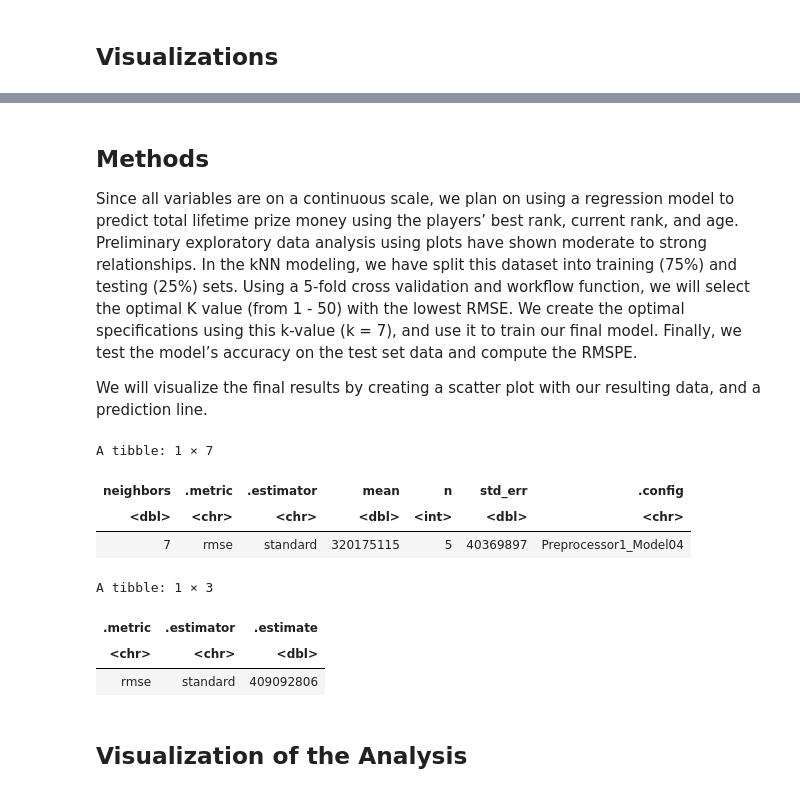
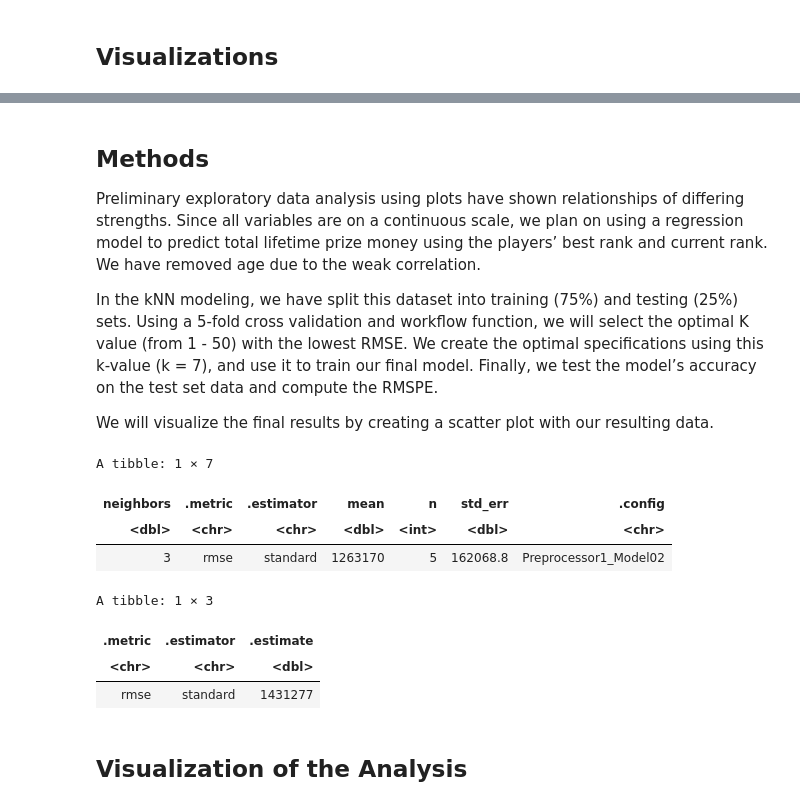
Before and after one commit to HarmanSandhu179/DSCI-100-Group-Project, a Jupyter notebook: group_project_report.ipynb, the cells around one changed output, grey strips where cells are left out. Saved outputs shown, nothing was run; the diff lists cells and outputs as text; code cells hidden in the pictures.

```diff
--- a/group_project_report.ipynb
+++ b/group_project_report.ipynb
@@ -147,7 +187,10 @@ write_csv(player_stats_tidy, "player_stats_tidy.csv")
 # %%
 set.seed(2000) ### DO NOT CHANGE
 
-# Data split into training and testing
+player_stats_tidy <- player_stats_tidy |>
+    filter(Prize_Money < 100000000)
+
+# Data split into training and testing again with new tidy data.
 
 player_stats_split <- initial_split(player_stats_tidy, prop = 0.75, strata = Prize_Money)
 player_stats_training <- training(player_stats_split)
@@ -291,10 +319,12 @@ Based off the above information we have come to the conclusion that we will be s
 # %% [markdown]
 ## Methods
 
-Since all variables are on a continuous scale, we plan on using a regression model to predict total lifetime prize money using the players’ best rank, current rank, and age. Preliminary exploratory data analysis using plots have shown moderate to strong relationships.
+Preliminary exploratory data analysis using plots have shown relationships of differing strengths. Since all variables are on a continuous scale, we plan on using a regression model to predict total lifetime prize money using the players’ best rank and current rank. We have removed age due to the weak correlation.
+<br>
+
 In the kNN modeling, we have split this dataset into training (75%) and testing (25%) sets. Using a 5-fold cross validation and workflow function, we will select the optimal K value (from 1 - 50) with the lowest RMSE. We create the optimal specifications using this k-value (k = 7),  and use it to train our final model. Finally, we test the model’s accuracy on the test set data and compute the RMSPE.
 
-We will visualize the final results by creating a scatter plot with our resulting data, and a prediction line.
+We will visualize the final results by creating a scatter plot with our resulting data.
 # %%
 set.seed(1235) # DO NOT CHANGE
 
@@ -302,7 +332,7 @@ spec <- nearest_neighbor(weight_func = "rectangular", neighbors = tune()) |>
        set_engine("kknn") |>
        set_mode("regression")
 
-recipe <- recipe(Prize_Money ~., data = player_stats_training) |>
+recipe <- recipe(Prize_Money ~ Current_Rank + Best_Rank, data = player_stats_training) |>
        step_scale(all_predictors()) |>
        step_center(all_predictors())
 
@@ -316,39 +346,37 @@ gridvals <- tibble(neighbors = seq(from = 1, to = 50, by = 2))
 
 results <- workflow |>
     tune_grid(resamples = vfold, grid = gridvals) |>
     collect_metrics() |>
     filter(.metric == "rmse") |>
     filter(mean == min(mean))
 results
 
 k_min <- results |>
           pull(neighbors)
 
-
-
 best_spec <- nearest_neighbor(weight_func = "rectangular", neighbors = k_min) |>
           set_engine("kknn") |>
           set_mode("regression")
 
 best_fit <- workflow() |>
           add_recipe(recipe) |>
           add_model(best_spec) |>
           fit(data = player_stats_training)
 
 summary <- best_fit |>
            predict(player_stats_testing) |>
            bind_cols(player_stats_testing) |>
            metrics(truth = Prize_Money, estimate = .pred) |>
            filter(.metric == "rmse")
 summary
 # %% [output]
 A tibble: 1 × 7
 | neighbors | .metric | .estimator | mean | n | std_err | .config |
 | <dbl> | <chr> | <chr> | <dbl> | <int> | <dbl> | <chr> |
-| 7 | rmse | standard | 320175115 | 5 | 40369897 | Preprocessor1_Model04 |
+| 3 | rmse | standard | 1263170 | 5 | 162068.8 | Preprocessor1_Model02 |
 A tibble: 1 × 3
 | .metric | .estimator | .estimate |
 | <chr> | <chr> | <dbl> |
-| rmse | standard | 409092806 |
+| rmse | standard | 1431277 |
 # %% [markdown]
 ## Visualization of the Analysis
```
Also changed, not shown: parts of 14 cells of this notebook.
